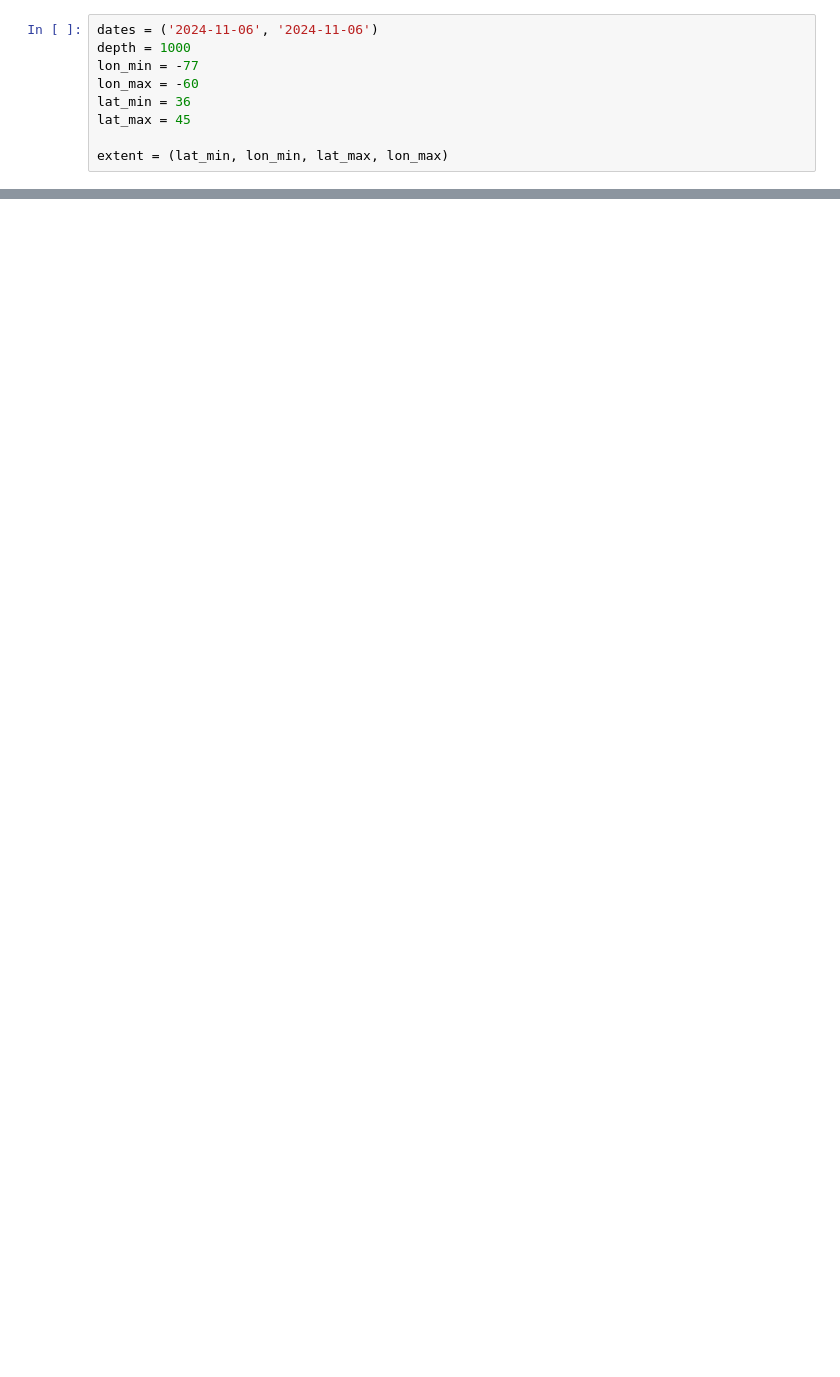
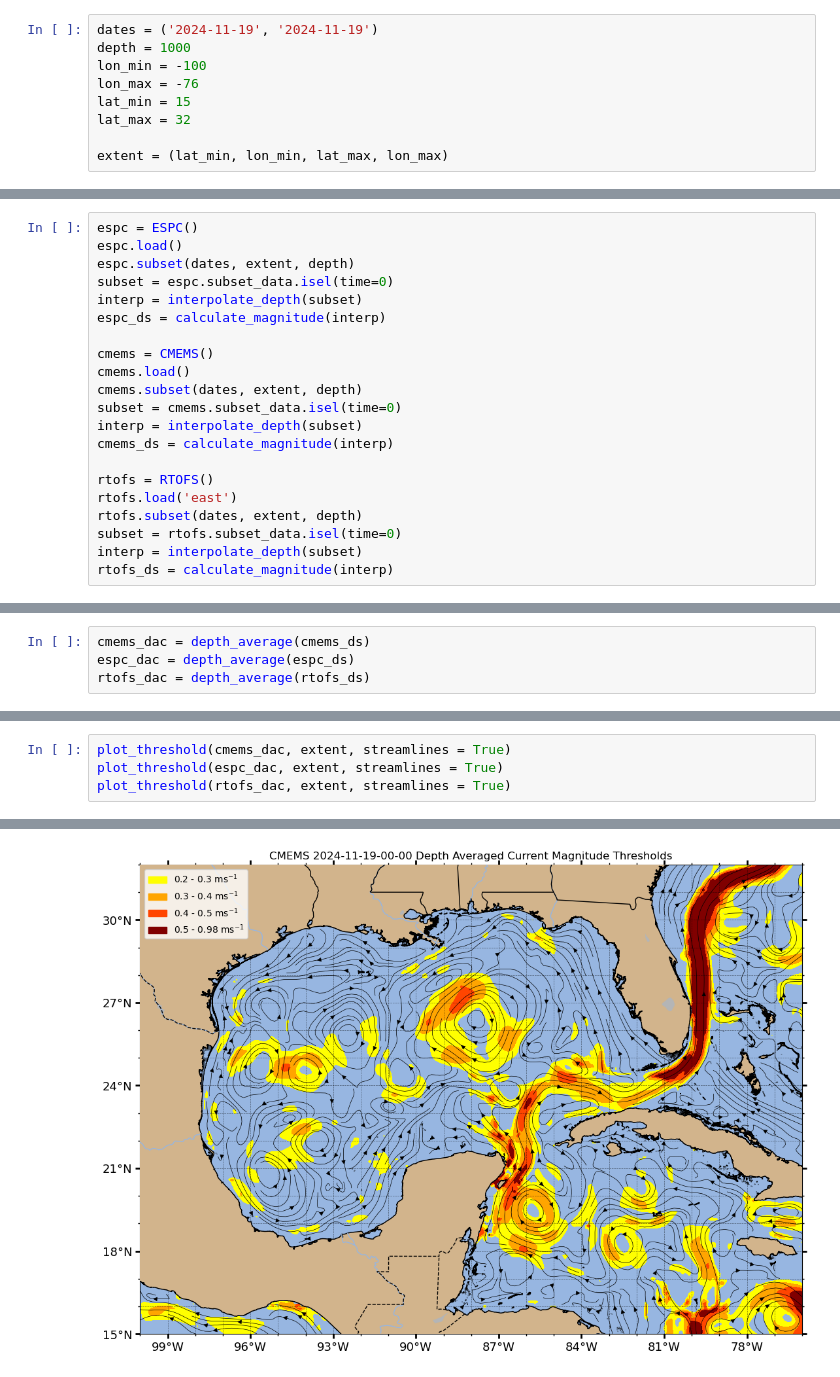
Before and after one commit to mlearn14/GGS, a Jupyter notebook: dataviz.ipynb, the cells around one changed output, grey strips where cells are left out. Cells and saved outputs as stored; diff of their text form; blank space fills up the shorter version.

```diff
--- a/dataviz.ipynb
+++ b/dataviz.ipynb
@@ -12,9 +5,9 @@ import cmocean.cm as cmo
 # %%
-dates = ('2024-11-06', '2024-11-06')
+dates = ('2024-11-19', '2024-11-19')
 depth = 1000
-lon_min = -77
-lon_max = -60
-lat_min = 36
-lat_max = 45
+lon_min = -100
+lon_max = -76
+lat_min = 15
+lat_max = 32
 
 extent = (lat_min, lon_min, lat_max, lon_max)
@@ -169,0 +14,21 @@ colobar = plt.colorbar(contourf, label = "RMSE", orientation="horizontal")
+# %%
+espc = ESPC()
+espc.load()
+espc.subset(dates, extent, depth)
+subset = espc.subset_data.isel(time=0)
+interp = interpolate_depth(subset)
+espc_ds = calculate_magnitude(interp)
+
+cmems = CMEMS()
+cmems.load()
+cmems.subset(dates, extent, depth)
+subset = cmems.subset_data.isel(time=0)
+interp = interpolate_depth(subset)
+cmems_ds = calculate_magnitude(interp)
+
+rtofs = RTOFS()
+rtofs.load('east')
+rtofs.subset(dates, extent, depth)
+subset = rtofs.subset_data.isel(time=0)
+interp = interpolate_depth(subset)
+rtofs_ds = calculate_magnitude(interp)
@@ -169,0 +73,4 @@ colobar = plt.colorbar(contourf, label = "RMSE", orientation="horizontal")
+# %%
+cmems_dac = depth_average(cmems_ds)
+espc_dac = depth_average(espc_ds)
+rtofs_dac = depth_average(rtofs_ds)
@@ -169,0 +139,5 @@ colobar = plt.colorbar(contourf, label = "RMSE", orientation="horizontal")
+# %%
+plot_threshold(cmems_dac, extent, streamlines = True)
+plot_threshold(espc_dac, extent, streamlines = True)
+plot_threshold(rtofs_dac, extent, streamlines = True)
+# %% [output]
@@ -169,0 +146 @@ colobar = plt.colorbar(contourf, label = "RMSE", orientation="horizontal")
+[figure, added]
```
Also changed, not shown: parts of 26 cells of this notebook, 2 other files.
